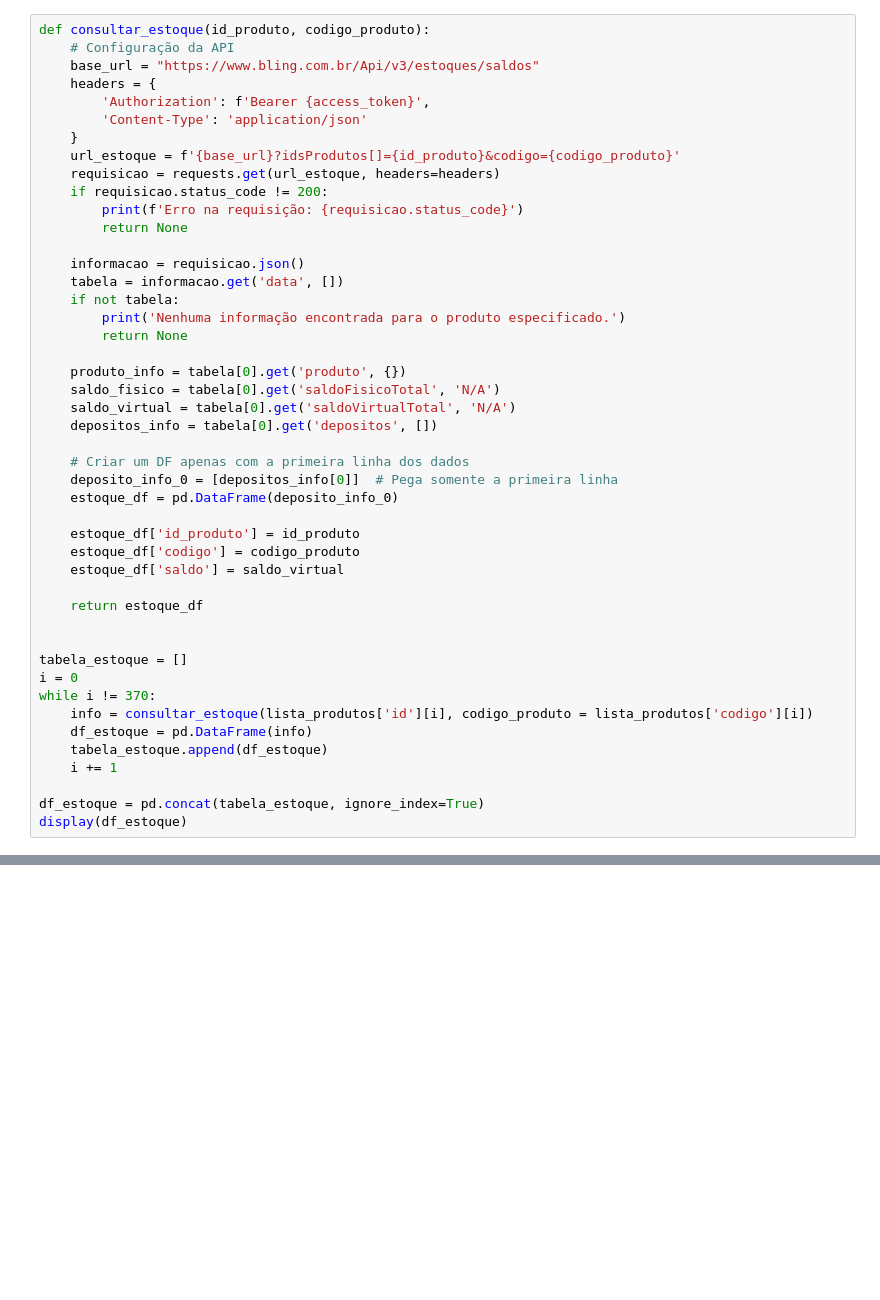
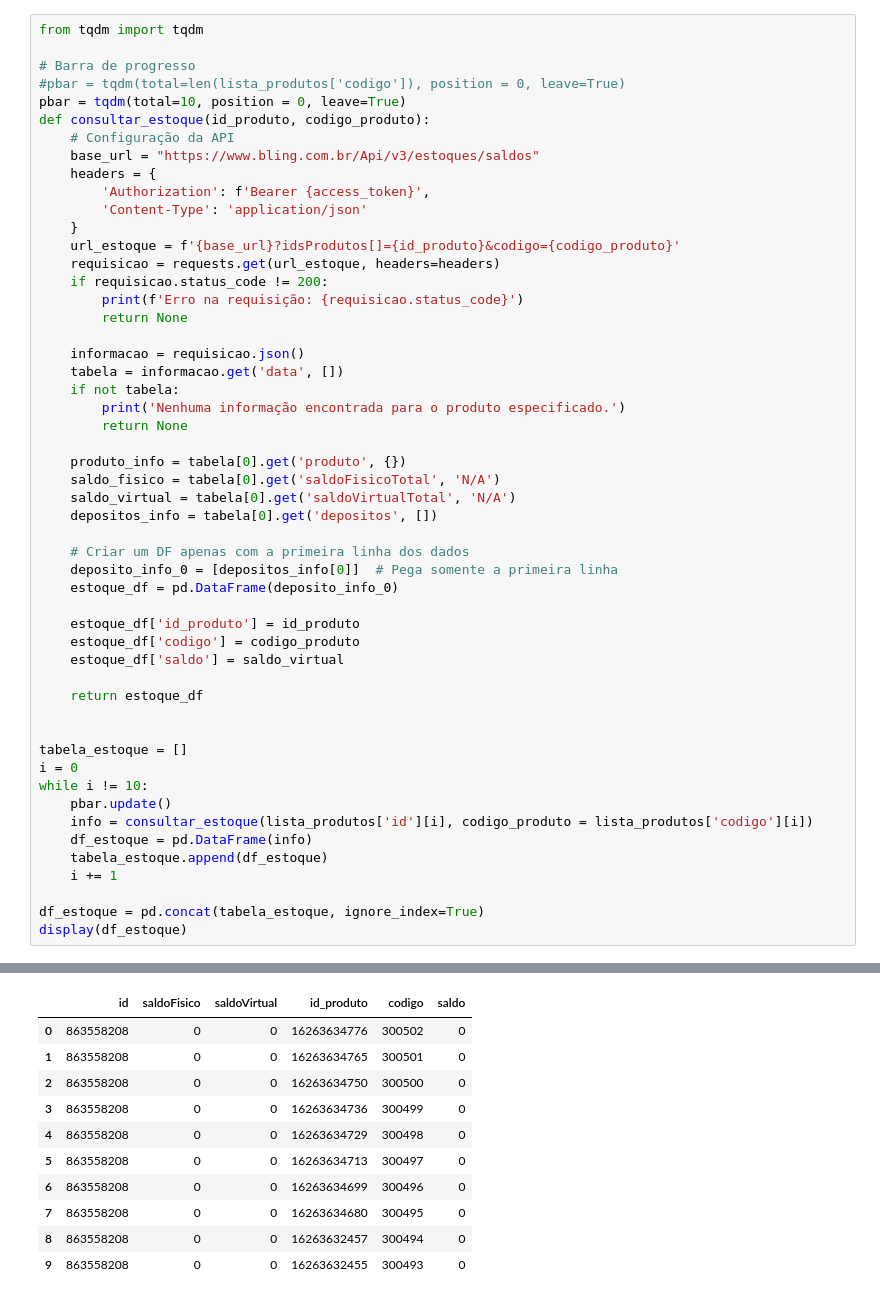
Before and after one commit to GuiAntoniacomi/Estudo_Python, a Jupyter notebook: Hashtag/python_impressionador/API/API Bling!_Produtos.ipynb, the cells around one changed output, grey strips where cells are left out. Cells and saved outputs as stored; diff of their text form; blank space fills up the shorter version.

```diff
--- a/Hashtag/python_impressionador/API/API Bling!_Produtos.ipynb
+++ b/Hashtag/python_impressionador/API/API Bling!_Produtos.ipynb
@@ -190,4 +271,9 @@ len(lista_produtos)
 # %%
+from tqdm import tqdm
+
+# Barra de progresso
+#pbar = tqdm(total=len(lista_produtos['codigo']), position = 0, leave=True)
+pbar = tqdm(total=10, position = 0, leave=True)
 def consultar_estoque(id_produto, codigo_produto):
     # Configuração da API
     base_url = "https://www.bling.com.br/Api/v3/estoques/saldos"
@@ -225,7 +311,8 @@ def consultar_estoque(id_produto, codigo_produto):
 
 tabela_estoque = []
 i = 0
-while i != 370:
+while i != 10:
+    pbar.update()
     info = consultar_estoque(lista_produtos['id'][i], codigo_produto = lista_produtos['codigo'][i])
     df_estoque = pd.DataFrame(info)
     tabela_estoque.append(df_estoque)
@@ -237,0 +324,11 @@ KeyboardInterrupt:
+|  | id | saldoFisico | saldoVirtual | id_produto | codigo | saldo |
+| 0 | 863558208 | 0 | 0 | 16263634776 | 300502 | 0 |
+| 1 | 863558208 | 0 | 0 | 16263634765 | 300501 | 0 |
+| 2 | 863558208 | 0 | 0 | 16263634750 | 300500 | 0 |
+| 3 | 863558208 | 0 | 0 | 16263634736 | 300499 | 0 |
+| 4 | 863558208 | 0 | 0 | 16263634729 | 300498 | 0 |
+| 5 | 863558208 | 0 | 0 | 16263634713 | 300497 | 0 |
+| 6 | 863558208 | 0 | 0 | 16263634699 | 300496 | 0 |
+| 7 | 863558208 | 0 | 0 | 16263634680 | 300495 | 0 |
+| 8 | 863558208 | 0 | 0 | 16263632457 | 300494 | 0 |
+| 9 | 863558208 | 0 | 0 | 16263632455 | 300493 | 0 |
```
Also changed, not shown: parts of 10 cells of this notebook, 3 other files.
